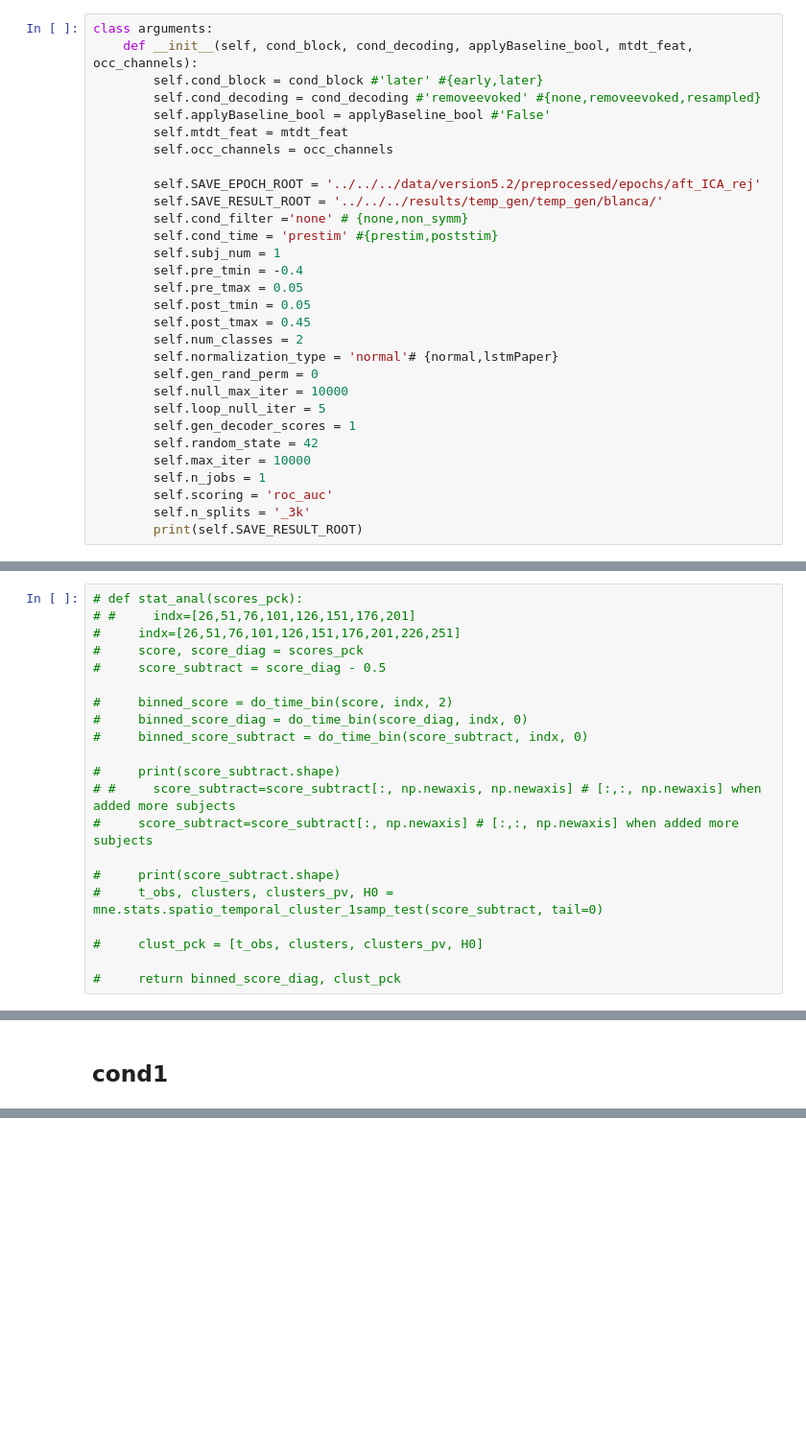
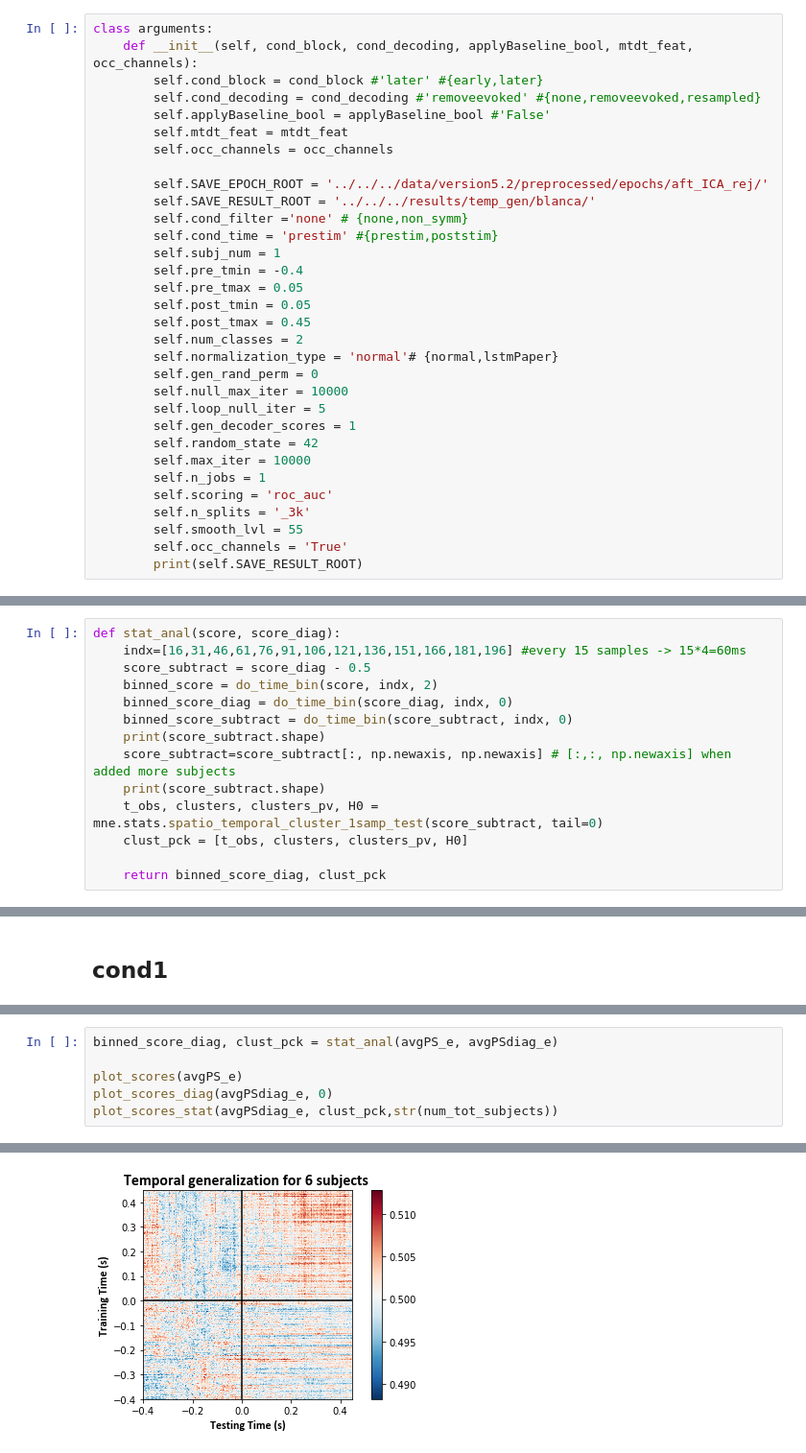
Before and after one commit to MaryZolfaghar/SPLT_EEG, a Jupyter notebook: jupyter/finals/plot_tempRandGenResults_afterRun_apr3020.ipynb, the cells around one changed output, grey strips where cells are left out. Shown: that part at 96% size. Saved outputs shown, nothing was run; the diff lists cells and outputs as text; blank space fills up the shorter version.

```diff
--- a/jupyter/finals/plot_tempRandGenResults_afterRun_apr3020.ipynb
+++ b/jupyter/finals/plot_tempRandGenResults_afterRun_apr3020.ipynb
@@ -32,8 +32,8 @@ class arguments:
         self.mtdt_feat = mtdt_feat
         self.occ_channels = occ_channels
 
-        self.SAVE_EPOCH_ROOT = '../../../data/version5.2/preprocessed/epochs/aft_ICA_rej'
-        self.SAVE_RESULT_ROOT = '../../../results/temp_gen/temp_gen/blanca/'
+        self.SAVE_EPOCH_ROOT = '../../../data/version5.2/preprocessed/epochs/aft_ICA_rej/'
+        self.SAVE_RESULT_ROOT = '../../../results/temp_gen/blanca/'
         self.cond_filter ='none' # {none,non_symm}
         self.cond_time = 'prestim' #{prestim,poststim}
         self.subj_num = 1
@@ -52,4 +52,6 @@ class arguments:
         self.n_jobs = 1
         self.scoring = 'roc_auc'
         self.n_splits = '_3k'
+        self.smooth_lvl = 55
+        self.occ_channels = 'True'
         print(self.SAVE_RESULT_ROOT)
@@ -308,21 +581,14 @@ sdsd
 # %%
-# def stat_anal(scores_pck):
-# #     indx=[26,51,76,101,126,151,176,201]
-#     indx=[26,51,76,101,126,151,176,201,226,251]
-#     score, score_diag = scores_pck
-#     score_subtract = score_diag - 0.5
+def stat_anal(score, score_diag):
+    indx=[16,31,46,61,76,91,106,121,136,151,166,181,196] #every 15 samples -> 15*4=60ms
+    score_subtract = score_diag - 0.5
+    binned_score = do_time_bin(score, indx, 2)
+    binned_score_diag = do_time_bin(score_diag, indx, 0)
+    binned_score_subtract = do_time_bin(score_subtract, indx, 0)
+    print(score_subtract.shape)
+    score_subtract=score_subtract[:, np.newaxis, np.newaxis] # [:,:, np.newaxis] when added more subjects
+    print(score_subtract.shape)
+    t_obs, clusters, clusters_pv, H0 = mne.stats.spatio_temporal_cluster_1samp_test(score_subtract, tail=0)
+    clust_pck = [t_obs, clusters, clusters_pv, H0]
 
-#     binned_score = do_time_bin(score, indx, 2)
-#     binned_score_diag = do_time_bin(score_diag, indx, 0)
-#     binned_score_subtract = do_time_bin(score_subtract, indx, 0)
-
-#     print(score_subtract.shape)
-# #     score_subtract=score_subtract[:, np.newaxis, np.newaxis] # [:,:, np.newaxis] when added more subjects
-#     score_subtract=score_subtract[:, np.newaxis] # [:,:, np.newaxis] when added more subjects
-
-#     print(score_subtract.shape)
-#     t_obs, clusters, clusters_pv, H0 = mne.stats.spatio_temporal_cluster_1samp_test(score_subtract, tail=0)
-
-#     clust_pck = [t_obs, clusters, clusters_pv, H0]
-
-#     return binned_score_diag, clust_pck
+    return binned_score_diag, clust_pck
@@ -422,0 +692,7 @@ def combine_subj_scores(args, subj_p1, subj_p2):
+# %%
+binned_score_diag, clust_pck = stat_anal(avgPS_e, avgPSdiag_e)
+
+plot_scores(avgPS_e)
+plot_scores_diag(avgPSdiag_e, 0)
+plot_scores_stat(avgPSdiag_e, clust_pck,str(num_tot_subjects))
+# %% [output]
@@ -422,0 +705 @@ def combine_subj_scores(args, subj_p1, subj_p2):
+[figure, added]
```
Also changed, not shown: parts of 54 cells of this notebook, 3 other files.
